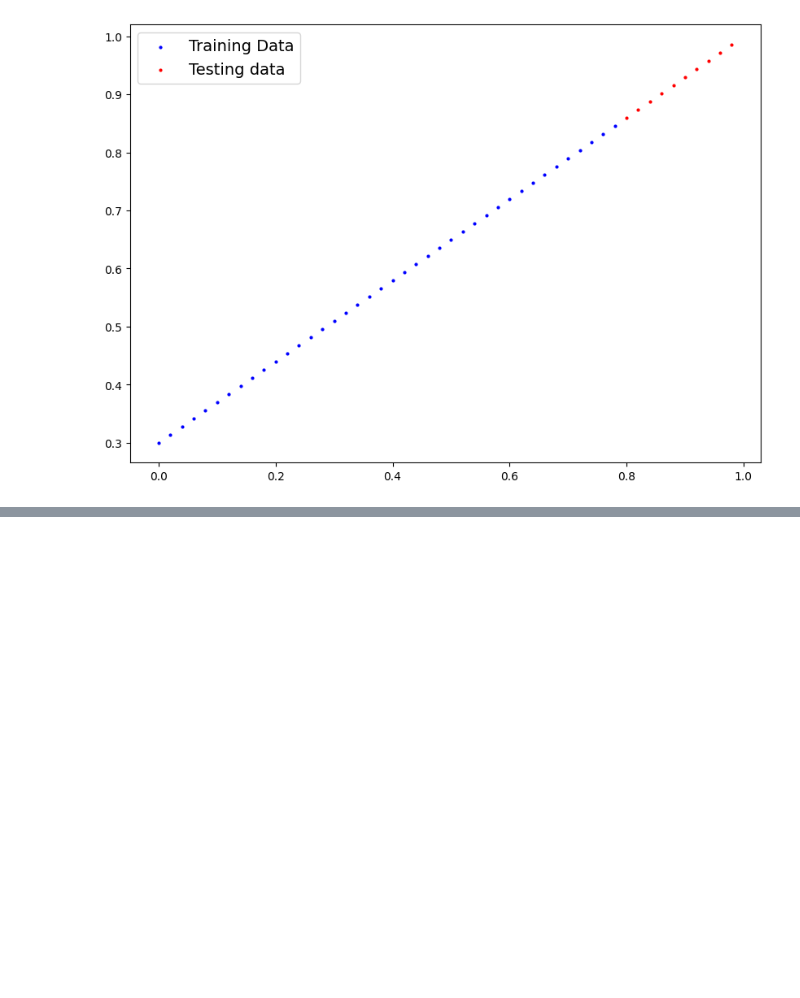
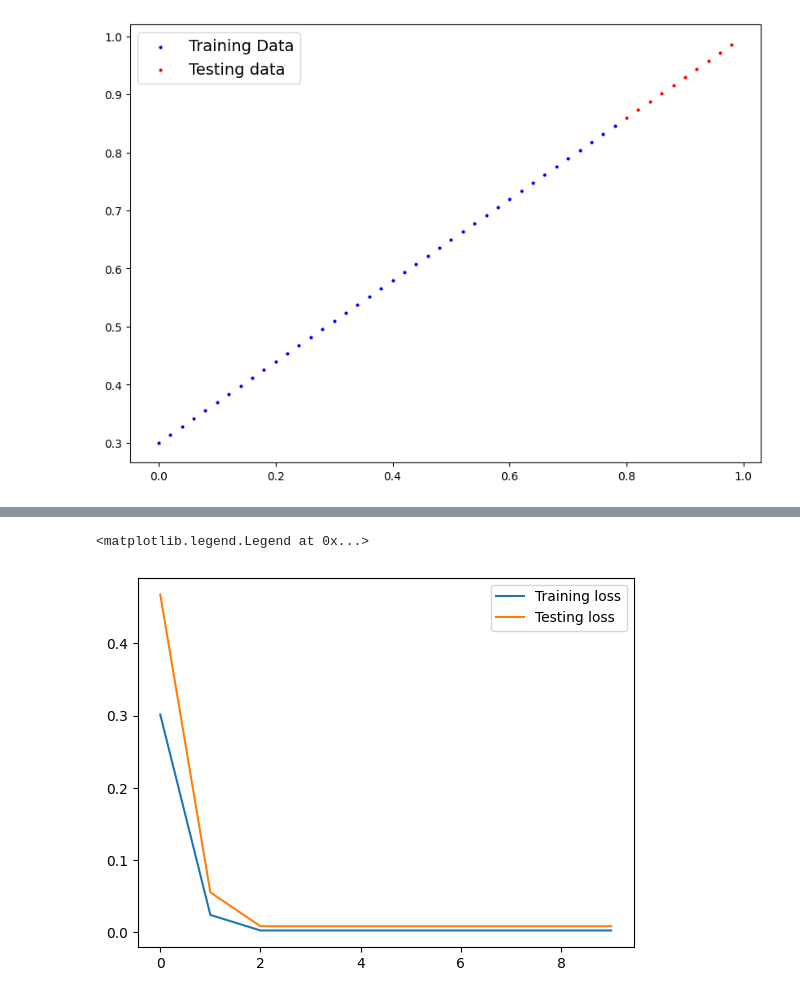
Before and after one commit to Prayag79/Deep-learning, a Jupyter notebook: 01_pytorch_workflow.ipynb, the cells around one changed output, grey strips where cells are left out. Drawn from its saved outputs; the diff is of its cells as text; code cells hidden in the pictures; blank space fills up the shorter version.

```diff
--- a/01_pytorch_workflow.ipynb
+++ b/01_pytorch_workflow.ipynb
@@ -78,0 +144,4 @@ class LinearRegressionModelV1(nn.Module):
+# %%
+optimizer = torch.optim.SGD(params = model_0.parameters(),
+                            lr = 0.01)                          #learning rate hyperparameter (lr x= change)
+optimizer
@@ -78,0 +168,35 @@ class LinearRegressionModelV1(nn.Module):
+# %%
+torch.manual_seed(7)
+train_loss_values = []
+test_loss_values = []
+train_loss = []
+test_loss = []
+epochs = 1000#epochs is a loop through the data
+for epoch in range(epochs):
+  #set the model to training mode
+  model_0.train()
+
+
+  y_pred = model_0(X_train)#Forward pass
+  loss = loss_fn(y_pred,y_train)#calc loss
+
+  #print(f'loss : {loss}')
+
+
+
+  optimizer.zero_grad()
+
+  loss.backward()
+  optimizer.step()# by defauld optimizer changes will get accumulated throught the loop .... we thus have to zero them (done above) for the next iteration
+
+  model_0.eval()#testing
+  with torch.inference_mode():
+    test_pred = model_0(X_test)
+    test_loss = loss_fn(test_pred,y_test)
+
+
+  if epoch % 100== 0 :
+    train_loss_values.append(loss.detach().numpy())
+    test_loss_values.append(test_loss.detach().numpy())
+    print(f'Epoch : {epoch} | Loss : {loss} | Test Loss : {test_loss}')
+    print(model_0.state_dict())
@@ -78,0 +247,7 @@ class LinearRegressionModelV1(nn.Module):
+# %%
+plt.plot(train_loss_values,label='Training loss')
+plt.plot(test_loss_values,label='Testing loss')
+plt.legend()
+# %% [output]
+<matplotlib.legend.Legend at 0x...>
+[figure, added]
```
Also changed, not shown: parts of 13 cells of this notebook.
